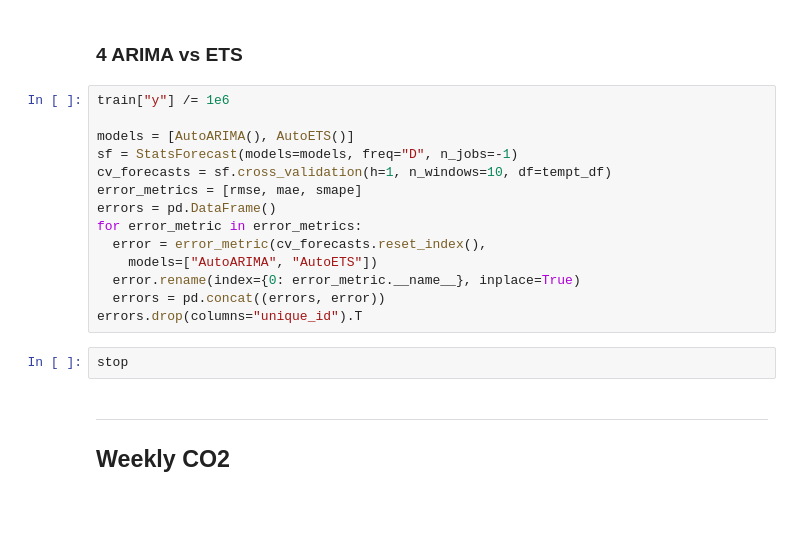
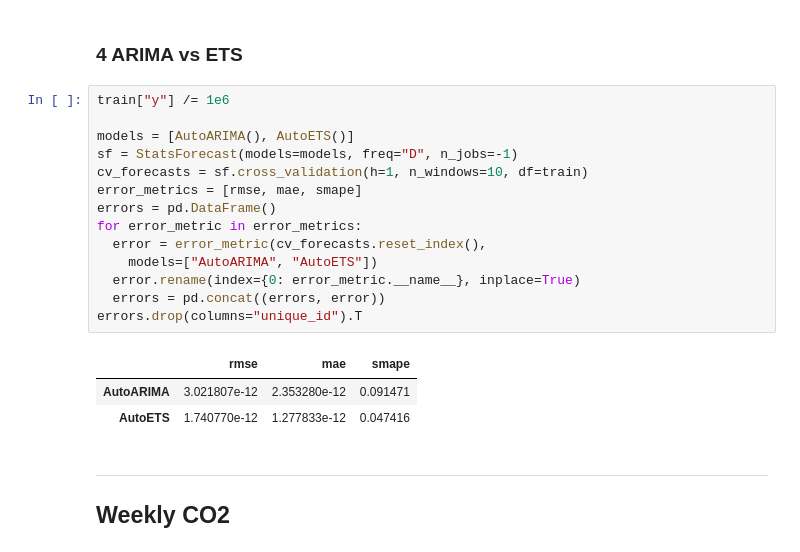
Before and after one commit to HannaHalka/Time-Series, a Jupyter notebook: Ass6/Assignment6.ipynb, the cells around one changed output. Cells and saved outputs as stored; diff of their text form; blank space fills up the shorter version.

```diff
--- a/Ass6/Assignment6.ipynb
+++ b/Ass6/Assignment6.ipynb
@@ -166,19 +173,21 @@ plot_series(
 # %%
 train["y"] /= 1e6
 
 models = [AutoARIMA(), AutoETS()]
 sf = StatsForecast(models=models, freq="D", n_jobs=-1)
-cv_forecasts = sf.cross_validation(h=1, n_windows=10, df=tempt_df)
+cv_forecasts = sf.cross_validation(h=1, n_windows=10, df=train)
 error_metrics = [rmse, mae, smape]
 errors = pd.DataFrame()
 for error_metric in error_metrics:
   error = error_metric(cv_forecasts.reset_index(),
     models=["AutoARIMA", "AutoETS"])
   error.rename(index={0: error_metric.__name__}, inplace=True)
   errors = pd.concat((errors, error))
 errors.drop(columns="unique_id").T
+# %% [output]
+|  | rmse | mae | smape |
+| AutoARIMA | 3.021807e-12 | 2.353280e-12 | 0.091471 |
+| AutoETS | 1.740770e-12 | 1.277833e-12 | 0.047416 |
-# %%
-stop
 # %% [markdown]
 ---
 ## Weekly CO2
```
Also changed, not shown: parts of 4 cells of this notebook, 1 other file.
